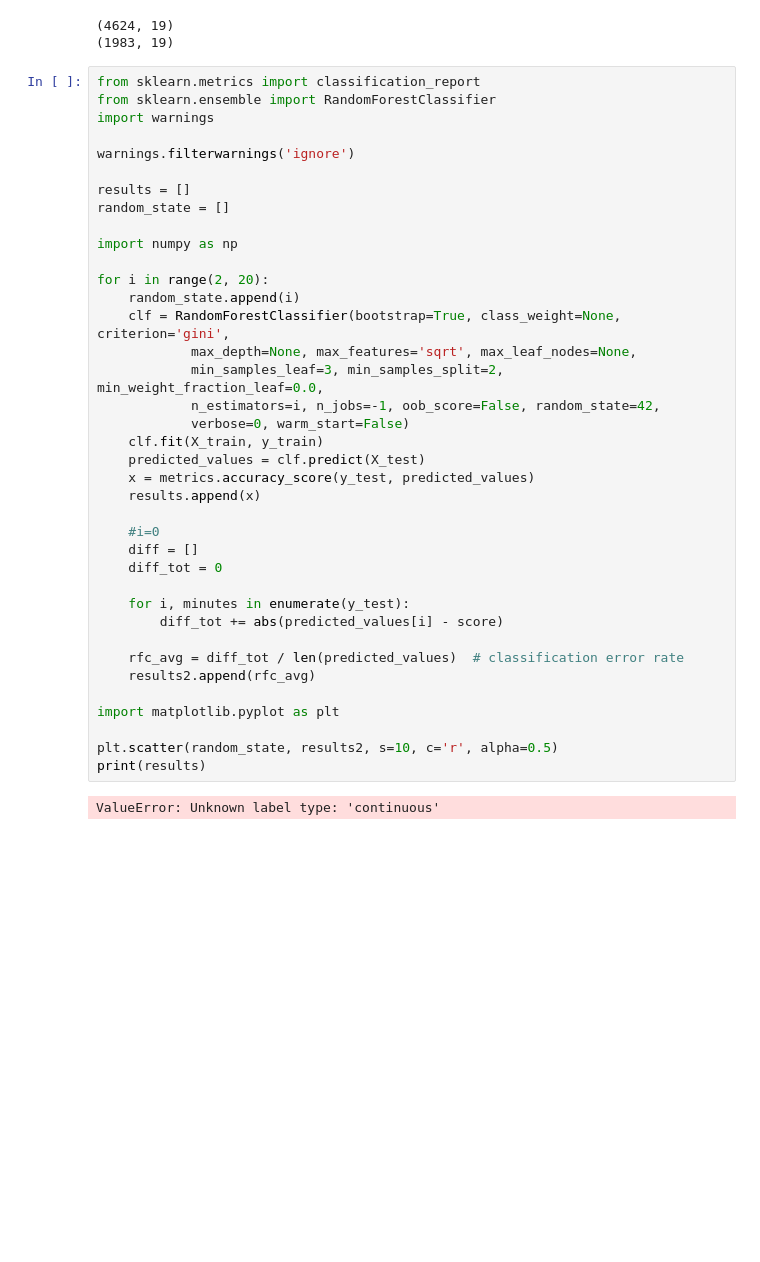
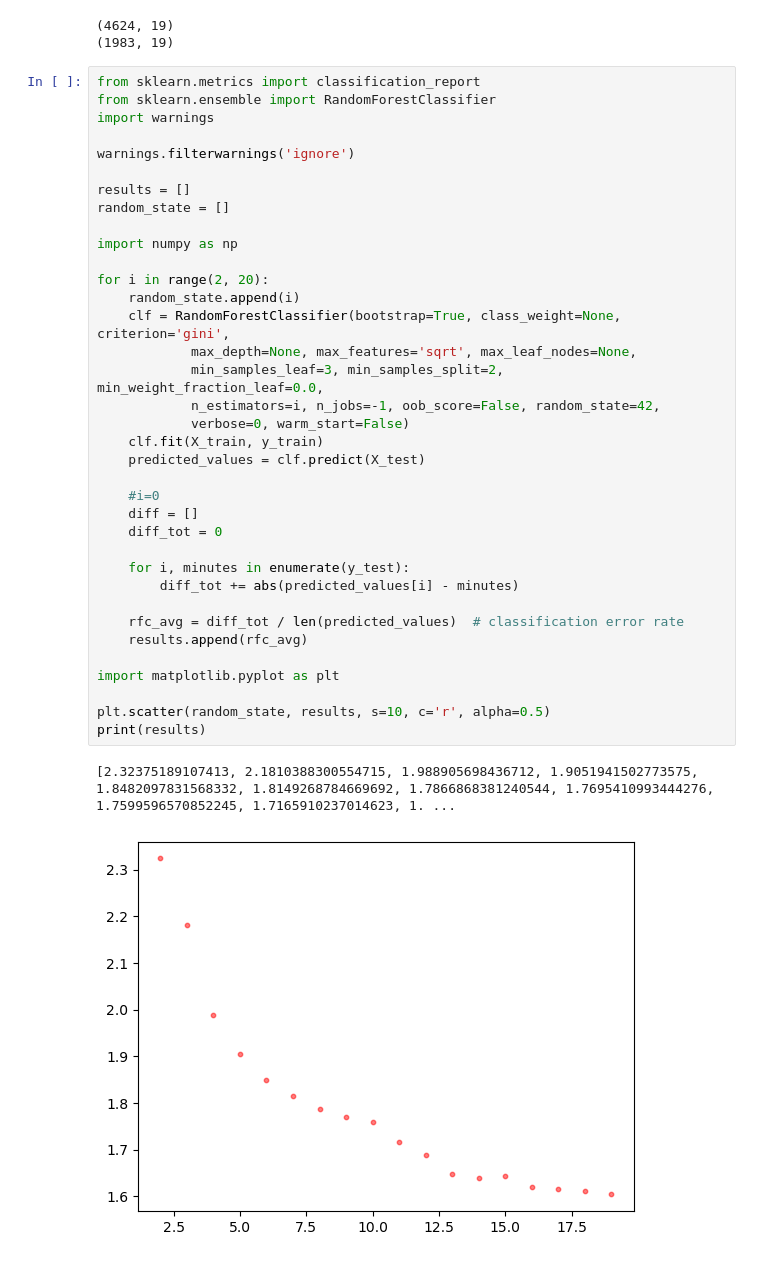
Before and after one commit to ribells/sammy-bruce, a Jupyter notebook: week6/Sammy_workbook-week6.ipynb, the cells around one changed output. Saved outputs shown, nothing was run; the diff lists cells and outputs as text; blank space fills up the shorter version.

```diff
--- a/week6/Sammy_workbook-week6.ipynb
+++ b/week6/Sammy_workbook-week6.ipynb
@@ -1163,36 +1181,35 @@ import warnings
 
 warnings.filterwarnings('ignore')
 
 results = []
 random_state = []
 
 import numpy as np
 
 for i in range(2, 20):
     random_state.append(i)
     clf = RandomForestClassifier(bootstrap=True, class_weight=None, criterion='gini',
             max_depth=None, max_features='sqrt', max_leaf_nodes=None,
             min_samples_leaf=3, min_samples_split=2, min_weight_fraction_leaf=0.0,
             n_estimators=i, n_jobs=-1, oob_score=False, random_state=42,
             verbose=0, warm_start=False)
     clf.fit(X_train, y_train)
     predicted_values = clf.predict(X_test)
-    x = metrics.accuracy_score(y_test, predicted_values)
-    results.append(x)
 
     #i=0
     diff = []
     diff_tot = 0
 
     for i, minutes in enumerate(y_test):
-        diff_tot += abs(predicted_values[i] - score)
+        diff_tot += abs(predicted_values[i] - minutes)
 
     rfc_avg = diff_tot / len(predicted_values)  # classification error rate
-    results2.append(rfc_avg)
+    results.append(rfc_avg)
 
 import matplotlib.pyplot as plt
 
-plt.scatter(random_state, results2, s=10, c='r', alpha=0.5)
+plt.scatter(random_state, results, s=10, c='r', alpha=0.5)
 print(results)
 # %% [output]
-ValueError: Unknown label type: 'continuous'
+[2.32375189107413, 2.1810388300554715, 1.988905698436712, 1.9051941502773575, 1.8482097831568332, 1.8149268784669692, 1.7866868381240544, 1.7695410993444276, 1.7599596570852245, 1.7165910237014623, 1. ...
+[figure, added]
```
Also changed, not shown: parts of 10 cells of this notebook.
